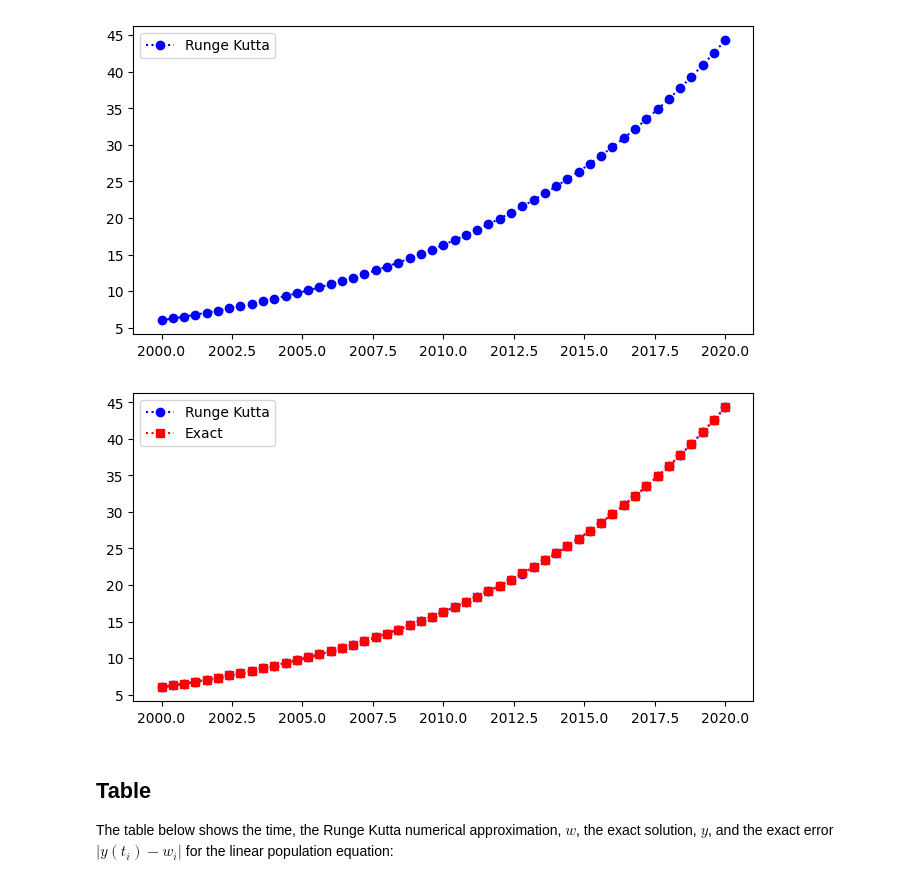
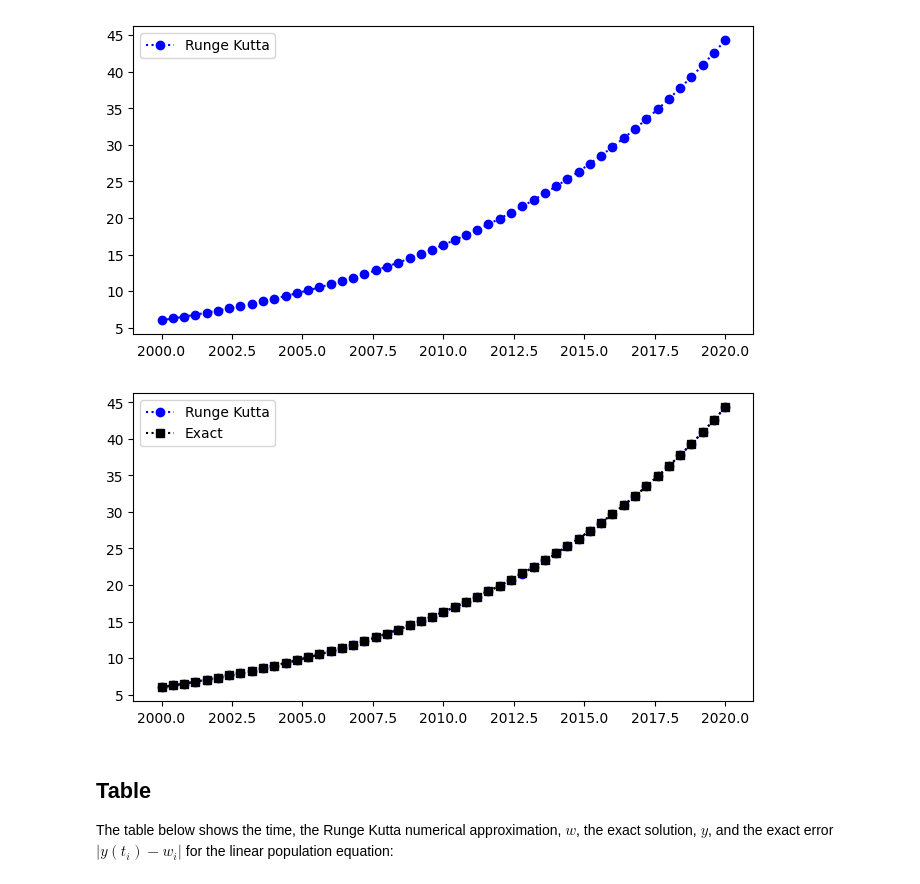
Before and after one commit to rcs1994/Teaching_DL4DEs_Fall_2025, a Jupyter notebook: RK2.ipynb, the cells around one changed output. Drawn from its saved outputs; the diff is of its cells as text; code cells hidden in the pictures.

```diff
--- a/RK2.ipynb
+++ b/RK2.ipynb
@@ -126,12 +126,12 @@ plt.show()
 # %%
 y=6*np.exp(0.1*(t-2000))
 fig = plt.figure(figsize=(8,4))
 plt.plot(t,w,'o:',color='blue',label='Runge Kutta')
-plt.plot(t,y,'s:',color='red',label='Exact')
+plt.plot(t,y,'s:',color='black',label='Exact')
 plt.legend(loc='best')
 plt.show()
 # %% [output]
-[figure, old version]
+[figure, new version]
 # %% [markdown]
 ## Table
 The table below shows the time, the Runge Kutta numerical approximation, $w$,  the exact solution, $y$, and the exact error $|y(t_i)-w_i|$ for the linear population equation:
```
